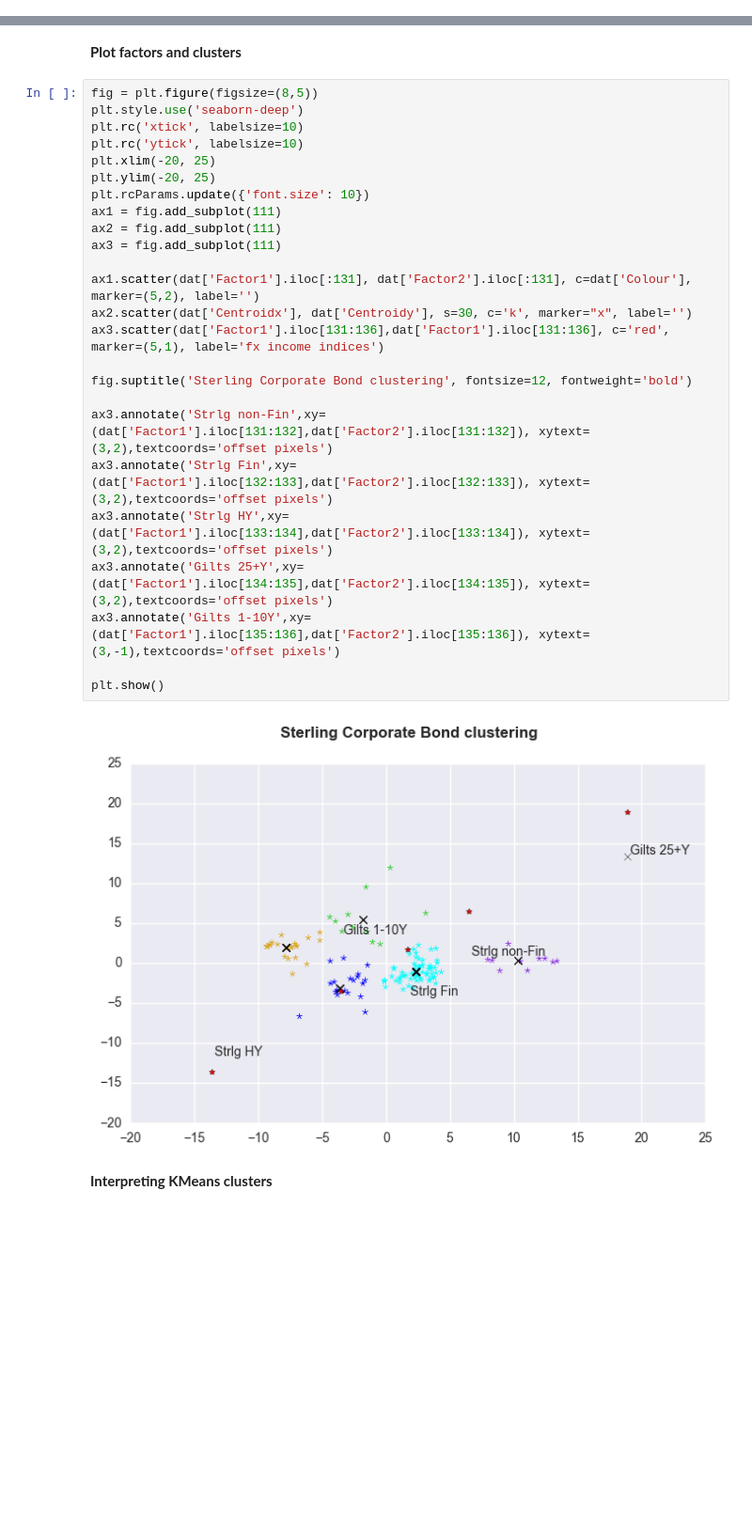
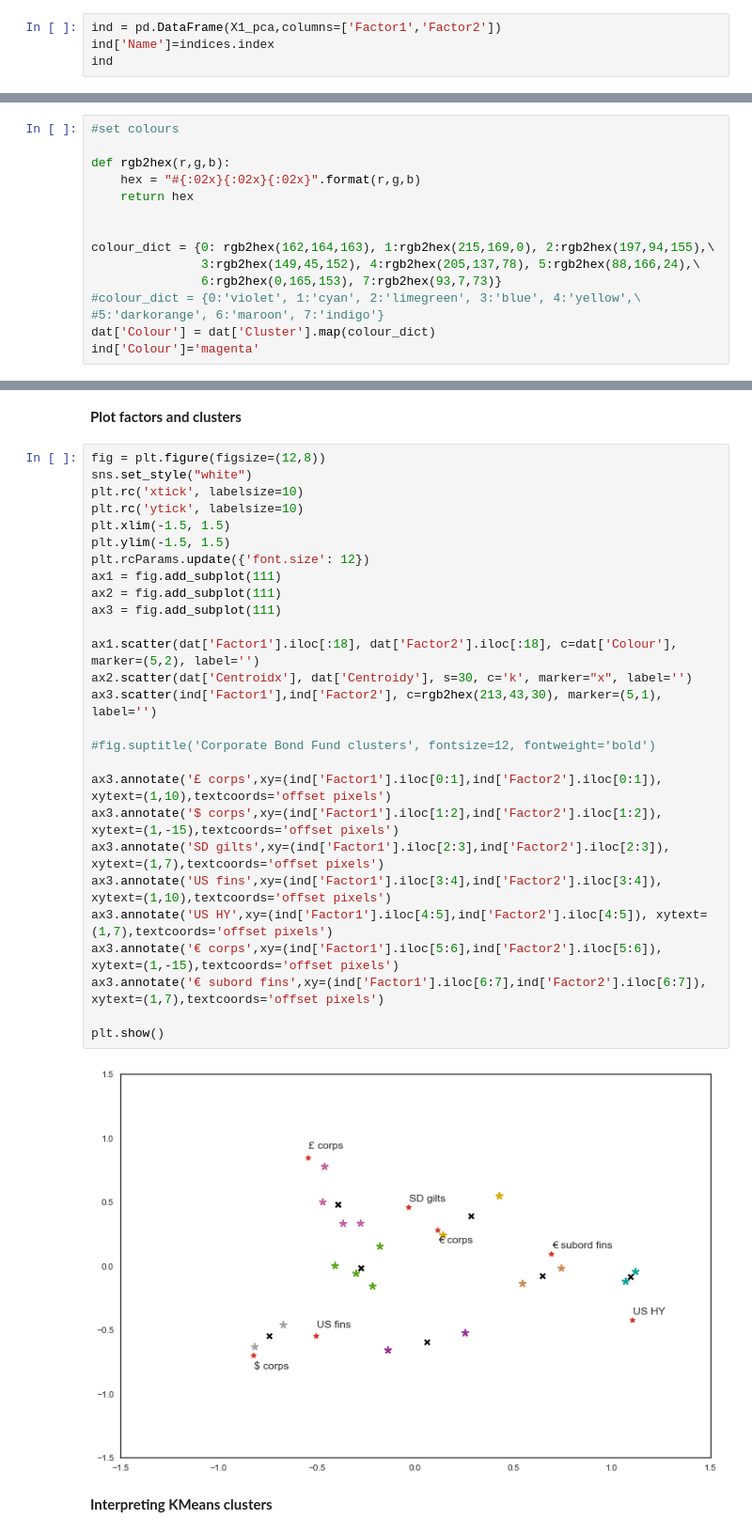
Before and after one commit to Son17/Data-Science-Projects, a Jupyter notebook: k-means on funds.ipynb, the cells around one changed output, grey strips where cells are left out. Shown: that part at 94% size. Drawn from its saved outputs; the diff is of its cells as text; blank space fills up the shorter version.

```diff
--- a/k-means on funds.ipynb
+++ b/k-means on funds.ipynb
@@ -95,0 +107,4 @@ See the caveats in the documentation: http://pandas.pydata.org/pandas-docs/stabl
+# %%
+ind = pd.DataFrame(X1_pca,columns=['Factor1','Factor2'])
+ind['Name']=indices.index
+ind
@@ -96,3 +120,18 @@ See the caveats in the documentation: http://pandas.pydata.org/pandas-docs/stabl
+# %%
+#set colours
+
+def rgb2hex(r,g,b):
+    hex = "#{:02x}{:02x}{:02x}".format(r,g,b)
+    return hex
+
+
+colour_dict = {0: rgb2hex(162,164,163), 1:rgb2hex(215,169,0), 2:rgb2hex(197,94,155),\
+               3:rgb2hex(149,45,152), 4:rgb2hex(205,137,78), 5:rgb2hex(88,166,24),\
+               6:rgb2hex(0,165,153), 7:rgb2hex(93,7,73)}
+#colour_dict = {0:'violet', 1:'cyan', 2:'limegreen', 3:'blue', 4:'yellow',\
+#5:'darkorange', 6:'maroon', 7:'indigo'}
+dat['Colour'] = dat['Cluster'].map(colour_dict)
+ind['Colour']='magenta'
 # %%
 #add centroid coordinates for each cluster
 centroidsx = {0:centroids[0:1,0], 1:centroids[1:2, 0], 2:centroids[2:3, 0], 3:centroids[3:4, 0], 4: centroids[4:5, 0], 5: centroids[5:6, 0], 6: centroids[6:7, 0], 7: centroids[7:8, 0]}
@@ -106,32 +145,34 @@ dat.tail(1)
 # %% [markdown]
 **Plot factors and clusters**
 # %%
-fig = plt.figure(figsize=(8,5))
-plt.style.use('seaborn-deep')
+fig = plt.figure(figsize=(12,8))
+sns.set_style("white")
 plt.rc('xtick', labelsize=10)
 plt.rc('ytick', labelsize=10)
-plt.xlim(-20, 25)
-plt.ylim(-20, 25)
-plt.rcParams.update({'font.size': 10})
+plt.xlim(-1.5, 1.5)
+plt.ylim(-1.5, 1.5)
+plt.rcParams.update({'font.size': 12})
 ax1 = fig.add_subplot(111)
 ax2 = fig.add_subplot(111)
 ax3 = fig.add_subplot(111)
 
-ax1.scatter(dat['Factor1'].iloc[:131], dat['Factor2'].iloc[:131], c=dat['Colour'], marker=(5,2), label='')
+ax1.scatter(dat['Factor1'].iloc[:18], dat['Factor2'].iloc[:18], c=dat['Colour'], marker=(5,2), label='')
 ax2.scatter(dat['Centroidx'], dat['Centroidy'], s=30, c='k', marker="x", label='')
-ax3.scatter(dat['Factor1'].iloc[131:136],dat['Factor1'].iloc[131:136], c='red', marker=(5,1), label='fx income indices')
+ax3.scatter(ind['Factor1'],ind['Factor2'], c=rgb2hex(213,43,30), marker=(5,1), label='')
 
-fig.suptitle('Sterling Corporate Bond clustering', fontsize=12, fontweight='bold')
+#fig.suptitle('Corporate Bond Fund clusters', fontsize=12, fontweight='bold')
 
-ax3.annotate('Strlg non-Fin',xy=(dat['Factor1'].iloc[131:132],dat['Factor2'].iloc[131:132]), xytext=(3,2),textcoords='offset pixels')
-ax3.annotate('Strlg Fin',xy=(dat['Factor1'].iloc[132:133],dat['Factor2'].iloc[132:133]), xytext=(3,2),textcoords='offset pixels')
-ax3.annotate('Strlg HY',xy=(dat['Factor1'].iloc[133:134],dat['Factor2'].iloc[133:134]), xytext=(3,2),textcoords='offset pixels')
-ax3.annotate('Gilts 25+Y',xy=(dat['Factor1'].iloc[134:135],dat['Factor2'].iloc[134:135]), xytext=(3,2),textcoords='offset pixels')
-ax3.annotate('Gilts 1-10Y',xy=(dat['Factor1'].iloc[135:136],dat['Factor2'].iloc[135:136]), xytext=(3,-1),textcoords='offset pixels')
+ax3.annotate('£ corps',xy=(ind['Factor1'].iloc[0:1],ind['Factor2'].iloc[0:1]), xytext=(1,10),textcoords='offset pixels')
+ax3.annotate('$ corps',xy=(ind['Factor1'].iloc[1:2],ind['Factor2'].iloc[1:2]), xytext=(1,-15),textcoords='offset pixels')
+ax3.annotate('SD gilts',xy=(ind['Factor1'].iloc[2:3],ind['Factor2'].iloc[2:3]), xytext=(1,7),textcoords='offset pixels')
+ax3.annotate('US fins',xy=(ind['Factor1'].iloc[3:4],ind['Factor2'].iloc[3:4]), xytext=(1,10),textcoords='offset pixels')
+ax3.annotate('US HY',xy=(ind['Factor1'].iloc[4:5],ind['Factor2'].iloc[4:5]), xytext=(1,7),textcoords='offset pixels')
+ax3.annotate('€ corps',xy=(ind['Factor1'].iloc[5:6],ind['Factor2'].iloc[5:6]), xytext=(1,-15),textcoords='offset pixels')
+ax3.annotate('€ subord fins',xy=(ind['Factor1'].iloc[6:7],ind['Factor2'].iloc[6:7]), xytext=(1,7),textcoords='offset pixels')
 
 plt.show()
 # %% [output]
-[figure, old version]
+[figure, new version]
 # %% [markdown]
 **Interpreting KMeans clusters**
 # %%
```
Also changed, not shown: parts of 12 cells of this notebook.
